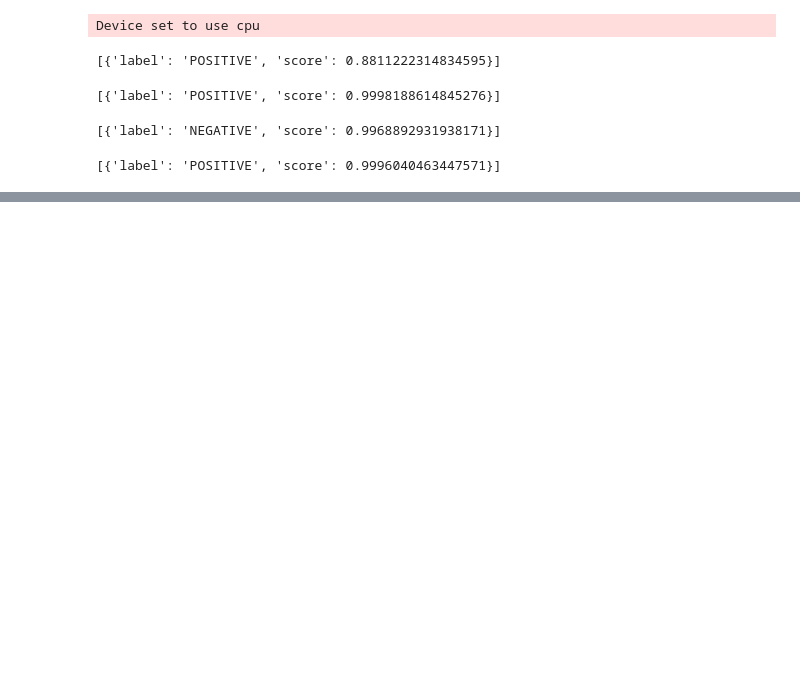
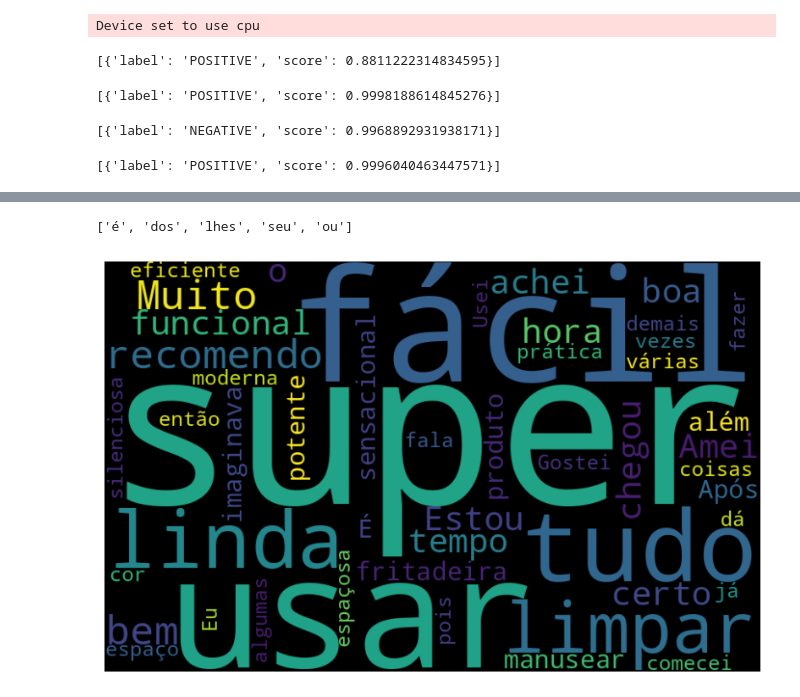
Before and after one commit to MarcosRMG/deep_learning, a Jupyter notebook: notebooks/hugging_face.ipynb, the cells around one changed output, grey strips where cells are left out. Saved outputs shown, nothing was run; the diff lists cells and outputs as text; code cells hidden in the pictures; blank space fills up the shorter version.

Commit message:
feat: review sentment analysis

```diff
--- a/notebooks/hugging_face.ipynb
+++ b/notebooks/hugging_face.ipynb
@@ -26,0 +82,2 @@ setment_classification_en('Above my expectations!')
+# %%
+df_review = pd.read_csv('https://raw.githubusercontent.com/alura-cursos/hugging_face/refs/heads/main/Dados/resenhas.csv')
@@ -26,0 +93,2 @@ setment_classification_en('Above my expectations!')
+# %%
+review_pred = setment_analyzer.predict(df_review['Resenha'])
@@ -26,0 +97,7 @@ setment_classification_en('Above my expectations!')
+# %%
+review_list = list()
+
+for review in review_pred:
+    review_list.append(review.output)
+# %%
+df_review['pred'] = review_list
@@ -26,0 +126,8 @@ setment_classification_en('Above my expectations!')
+# %%
+list(portuguese_stopwords)[:5]
+# %% [output]
+['é', 'dos', 'lhes', 'seu', 'ou']
+# %%
+word_cloud_plot(df_review, 'Resenha', 'POS')
+# %% [output]
+[figure, added]
```
Also changed, not shown: parts of 17 cells of this notebook.
